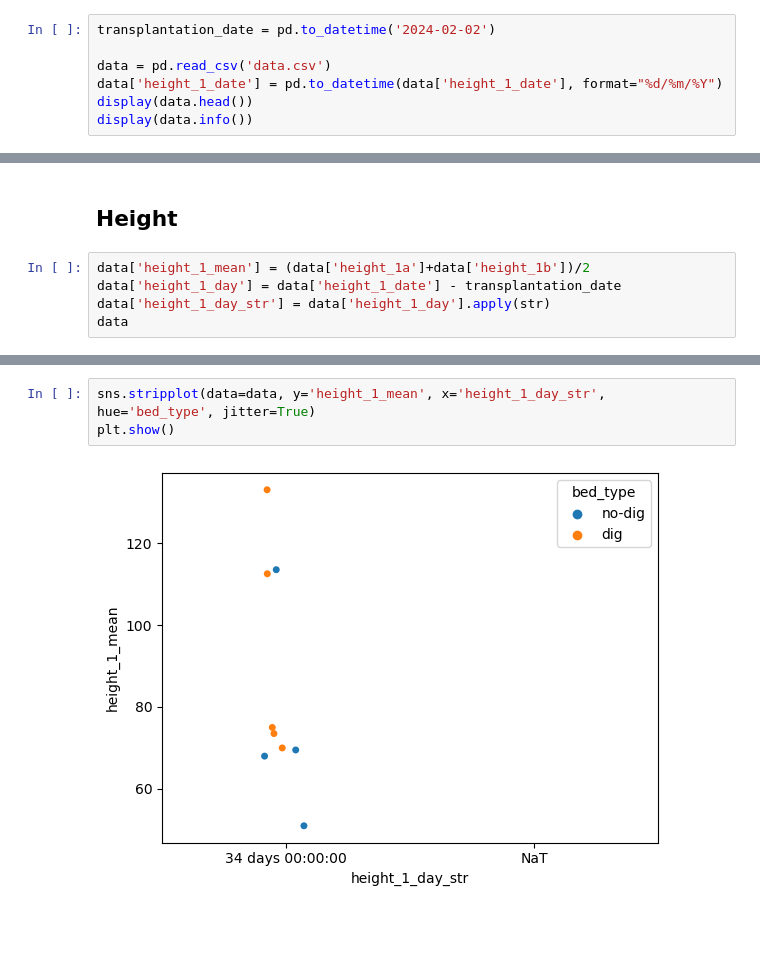
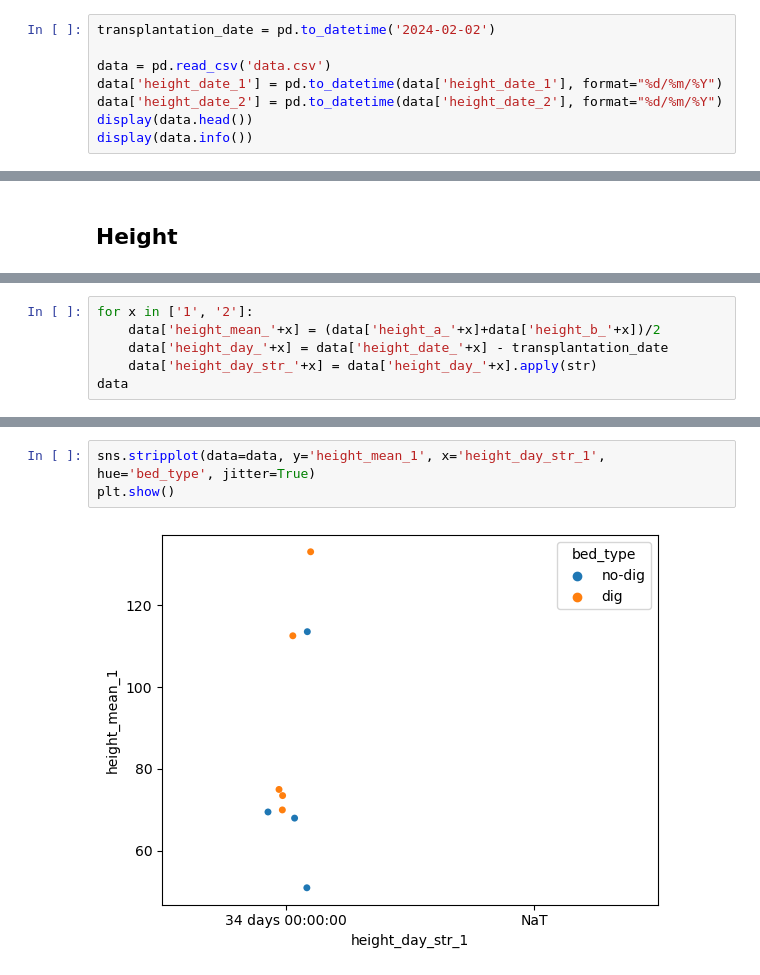
Before and after one commit to Brebbox/ebg, a Jupyter notebook: S1 - No-dig/analysis.ipynb, the cells around one changed output, grey strips where cells are left out. Saved outputs shown, nothing was run; the diff lists cells and outputs as text; blank space fills up the shorter version.

Commit message:
second height measure

```diff
--- a/S1 - No-dig/analysis.ipynb
+++ b/S1 - No-dig/analysis.ipynb
@@ -11,7 +11,8 @@ import seaborn as sns
 transplantation_date = pd.to_datetime('2024-02-02')
 
 data = pd.read_csv('data.csv')
-data['height_1_date'] = pd.to_datetime(data['height_1_date'], format="%d/%m/%Y")
+data['height_date_1'] = pd.to_datetime(data['height_date_1'], format="%d/%m/%Y")
+data['height_date_2'] = pd.to_datetime(data['height_date_2'], format="%d/%m/%Y")
 display(data.head())
 display(data.info())
 # %% [output]
@@ -59,7 +59,2 @@ BarnardExactResult(statistic=-4.242640687119285, pvalue=0.06347656250000001)
 # %% [markdown]
 ## Height
-# %%
-data['height_1_mean'] = (data['height_1a']+data['height_1b'])/2
-data['height_1_day'] = data['height_1_date'] - transplantation_date
-data['height_1_day_str'] = data['height_1_day'].apply(str)
-data
@@ -79,0 +61,6 @@ data
+# %%
+for x in ['1', '2']:
+    data['height_mean_'+x] = (data['height_a_'+x]+data['height_b_'+x])/2
+    data['height_day_'+x] = data['height_date_'+x] - transplantation_date
+    data['height_day_str_'+x] = data['height_day_'+x].apply(str)
+data
@@ -80,5 +81,5 @@ data
 # %%
-sns.stripplot(data=data, y='height_1_mean', x='height_1_day_str', hue='bed_type', jitter=True)
+sns.stripplot(data=data, y='height_mean_1', x='height_day_str_1', hue='bed_type', jitter=True)
 plt.show()
 # %% [output]
-[figure, old version]
+[figure, new version]
```
Also changed, not shown: parts of 11 cells of this notebook, 1 other file.
